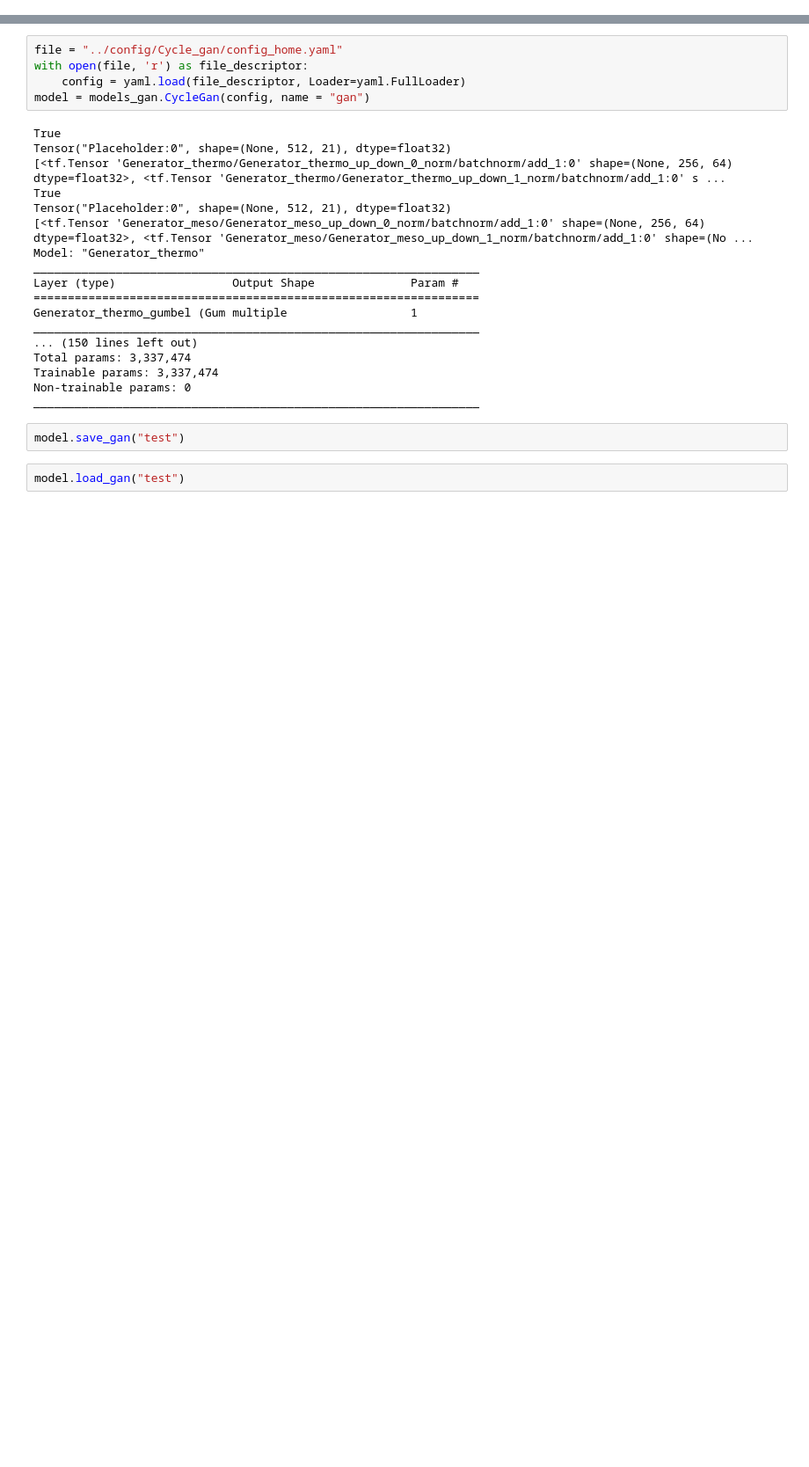
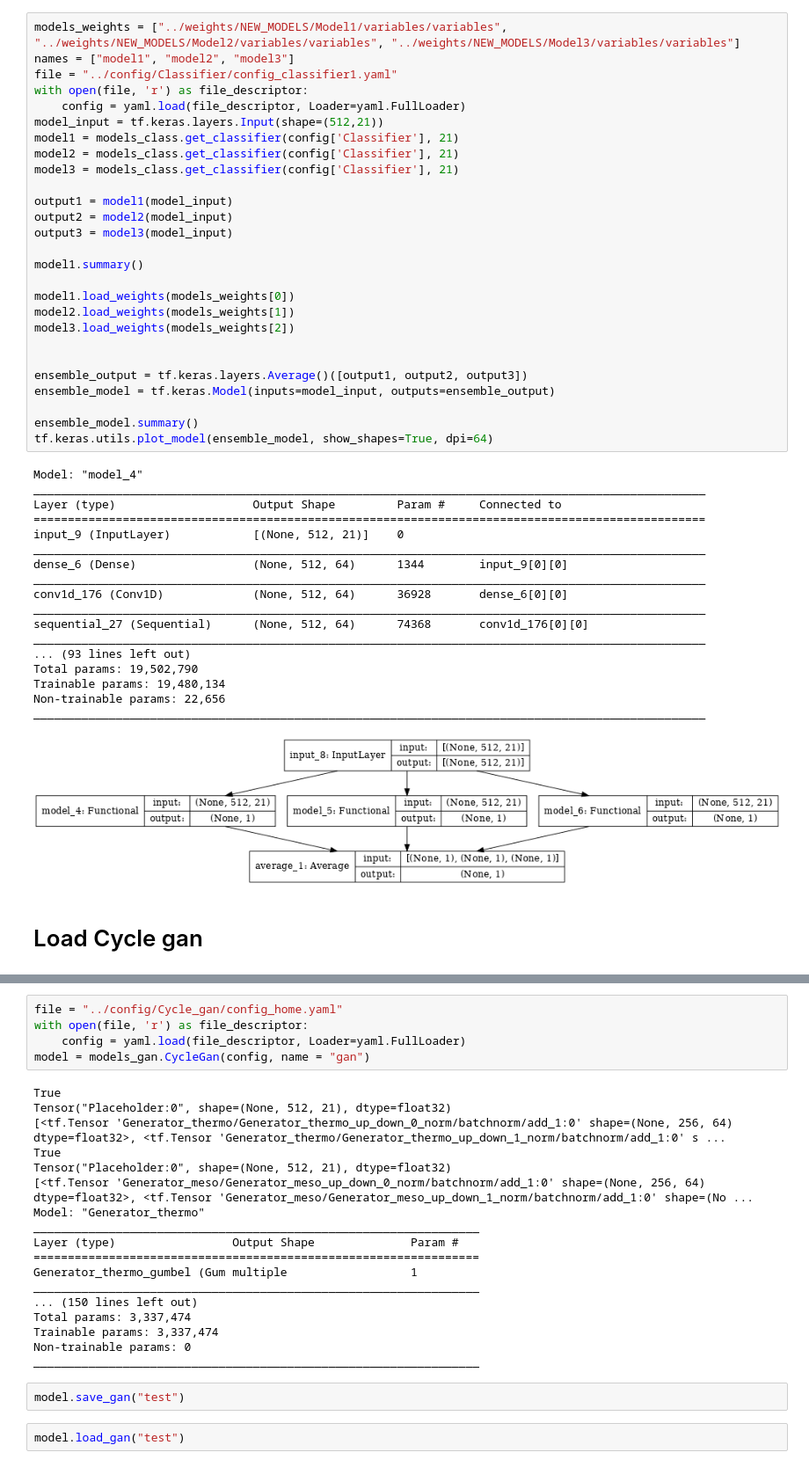
Before and after one commit to Umbriona/cycle_gan, a Jupyter notebook: scripts/Evaluate_cyclegan.ipynb, the cells around one changed output, grey strips where cells are left out. Shown: that part at 88% size. Saved outputs shown, nothing was run; the diff lists cells and outputs as text; blank space fills up the shorter version.

```diff
--- a/scripts/Evaluate_cyclegan.ipynb
+++ b/scripts/Evaluate_cyclegan.ipynb
@@ -85 +26,49 @@ tf.keras.utils.plot_model(model, show_shapes=True, dpi=64)
+# %%
+models_weights = ["../weights/NEW_MODELS/Model1/variables/variables", "../weights/NEW_MODELS/Model2/variables/variables", "../weights/NEW_MODELS/Model3/variables/variables"]
+names = ["model1", "model2", "model3"]
+file = "../config/Classifier/config_classifier1.yaml"
+with open(file, 'r') as file_descriptor:
+    config = yaml.load(file_descriptor, Loader=yaml.FullLoader)
+model_input = tf.keras.layers.Input(shape=(512,21))
+model1 = models_class.get_classifier(config['Classifier'], 21)
+model2 = models_class.get_classifier(config['Classifier'], 21)
+model3 = models_class.get_classifier(config['Classifier'], 21)
+
+output1 = model1(model_input)
+output2 = model2(model_input)
+output3 = model3(model_input)
+
+model1.summary()
+
+model1.load_weights(models_weights[0])
+model2.load_weights(models_weights[1])
+model3.load_weights(models_weights[2])
+
+
+ensemble_output = tf.keras.layers.Average()([output1, output2, output3])
+ensemble_model = tf.keras.Model(inputs=model_input, outputs=ensemble_output)
+
+ensemble_model.summary()
+tf.keras.utils.plot_model(ensemble_model, show_shapes=True, dpi=64)
+# %% [output]
+Model: "model_4"
+__________________________________________________________________________________________________
+Layer (type)                    Output Shape         Param #     Connected to
+==================================================================================================
+input_9 (InputLayer)            [(None, 512, 21)]    0
+__________________________________________________________________________________________________
+dense_6 (Dense)                 (None, 512, 64)      1344        input_9[0][0]
+__________________________________________________________________________________________________
+conv1d_176 (Conv1D)             (None, 512, 64)      36928       dense_6[0][0]
+__________________________________________________________________________________________________
+sequential_27 (Sequential)      (None, 512, 64)      74368       conv1d_176[0][0]
+__________________________________________________________________________________________________
+... (93 lines left out)
+Total params: 19,502,790
+Trainable params: 19,480,134
+Non-trainable params: 22,656
+__________________________________________________________________________________________________
+[figure, added]
+# %% [markdown]
+# Load Cycle gan
 # %%
```
Also changed, not shown: parts of 26 cells of this notebook, 17 other files.
